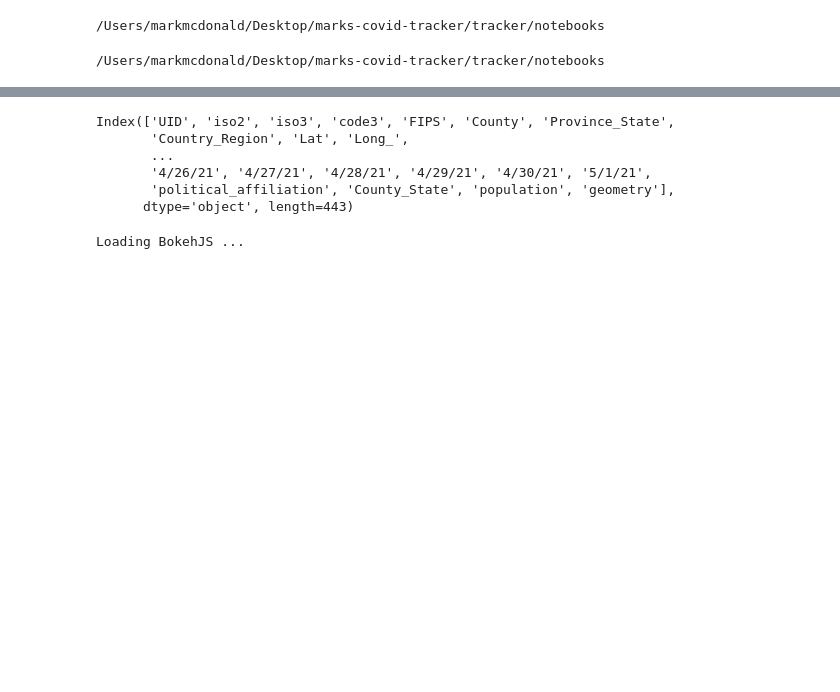
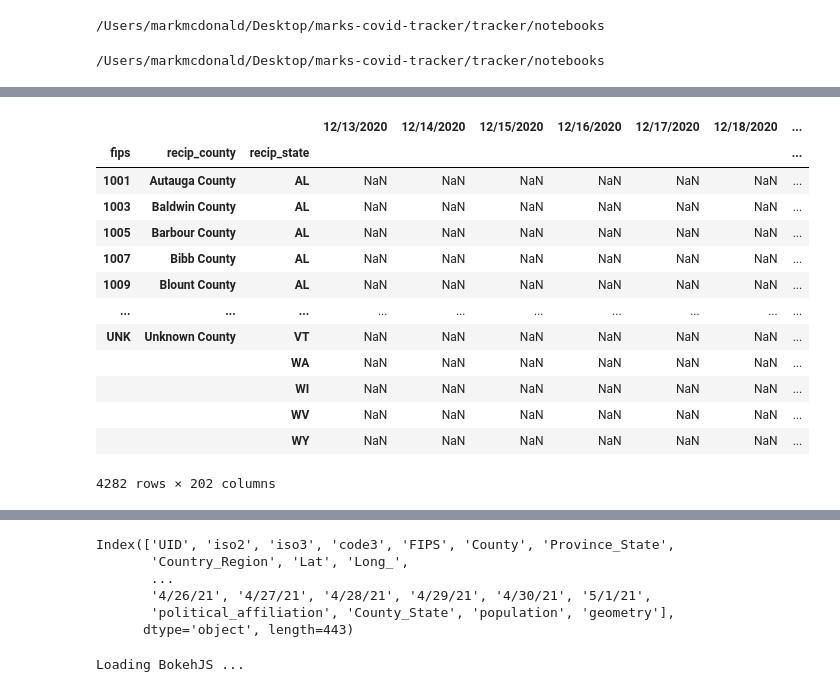
Before and after one commit to mcdomx/marks-covid-tracker, a Jupyter notebook: tracker/notebooks/tracker_notebook.ipynb, the cells around one changed output, grey strips where cells are left out. Drawn from its saved outputs; the diff is of its cells as text; code cells hidden in the pictures; blank space fills up the shorter version.

```diff
--- a/tracker/notebooks/tracker_notebook.ipynb
+++ b/tracker/notebooks/tracker_notebook.ipynb
@@ -321,3 +352,23 @@ vax_df[vax_df.index.get_level_values('recip_state')=='AK'].groupby(by='recip_sta
+# %%
+_pct = vd.get_df('series_complete_pop_pct', detailed=True)
+_yes = vd.get_df('series_complete_yes', detailed=True)
+# %%
+(_yes/_pct).round(decimals=0)
+# %% [output]
+|  |  |  | 12/13/2020 | 12/14/2020 | 12/15/2020 | 12/16/2020 | 12/17/2020 | 12/18/2020 | ... |
+| fips | recip_county | recip_state |  |  |  |  |  |  | ... |
+| 1001 | Autauga County | AL | NaN | NaN | NaN | NaN | NaN | NaN | ... |
+| 1003 | Baldwin County | AL | NaN | NaN | NaN | NaN | NaN | NaN | ... |
+| 1005 | Barbour County | AL | NaN | NaN | NaN | NaN | NaN | NaN | ... |
+| 1007 | Bibb County | AL | NaN | NaN | NaN | NaN | NaN | NaN | ... |
+| 1009 | Blount County | AL | NaN | NaN | NaN | NaN | NaN | NaN | ... |
+| ... | ... | ... | ... | ... | ... | ... | ... | ... | ... |
+| UNK | Unknown County | VT | NaN | NaN | NaN | NaN | NaN | NaN | ... |
+|  |  | WA | NaN | NaN | NaN | NaN | NaN | NaN | ... |
+|  |  | WI | NaN | NaN | NaN | NaN | NaN | NaN | ... |
+|  |  | WV | NaN | NaN | NaN | NaN | NaN | NaN | ... |
+|  |  | WY | NaN | NaN | NaN | NaN | NaN | NaN | ... |
+4282 rows × 202 columns
 # %%
 vax_df.groupby(by='recip_state').sum().reset_index()
 # %% [output]
```
Also changed, not shown: parts of 13 cells of this notebook, 20 other files.
